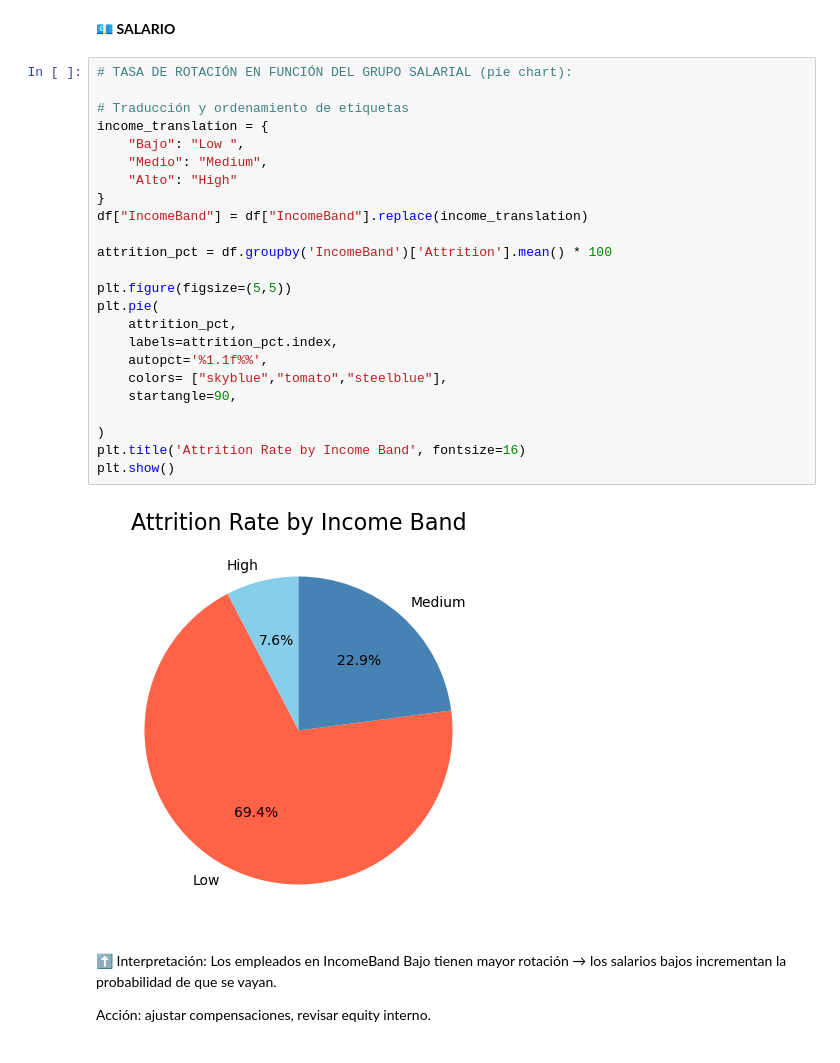
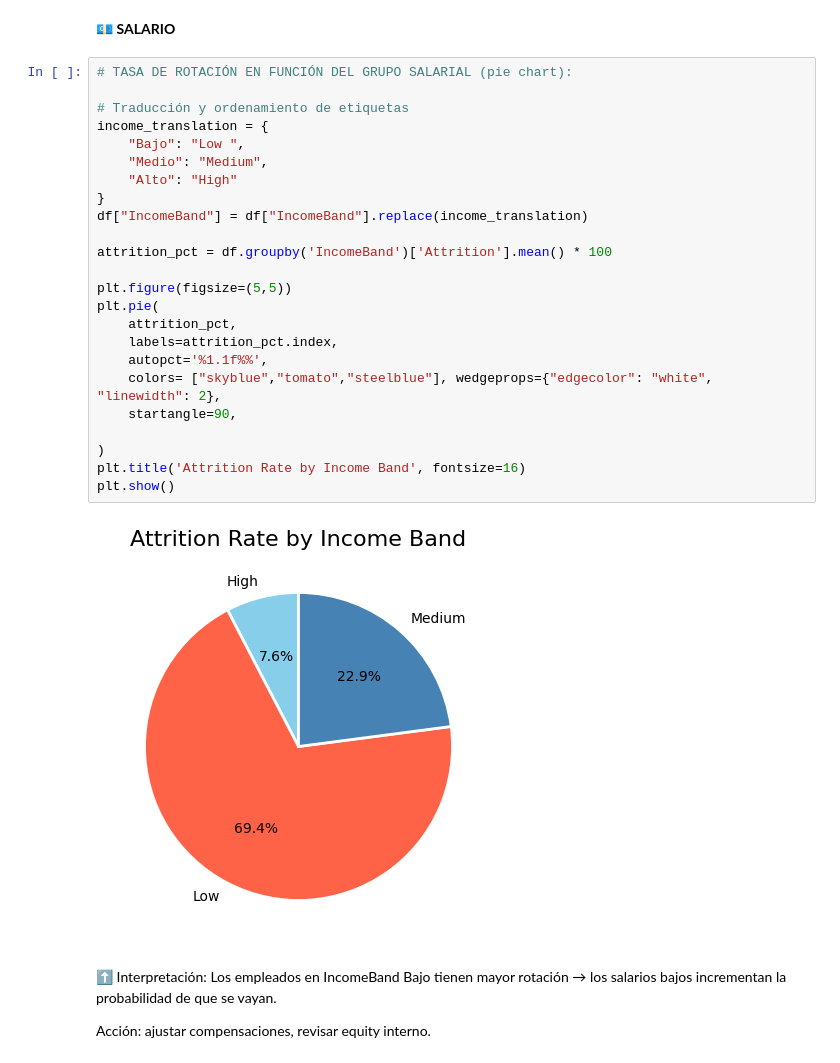
Before and after one commit to mariagranero/proyecto-da-promo-64-modulo-3-team-1, a Jupyter notebook: Notebooks/04_Visualizaciones.ipynb, the cells around one changed output. Saved outputs shown, nothing was run; the diff lists cells and outputs as text.

```diff
--- a/Notebooks/04_Visualizaciones.ipynb
+++ b/Notebooks/04_Visualizaciones.ipynb
@@ -749,29 +749,29 @@ Esto indica que ofrecer más oportunidades de formación podría ayudar a mejora
 # %%
 # TASA DE ROTACIÓN EN FUNCIÓN DEL GRUPO SALARIAL (pie chart):
 
 # Traducción y ordenamiento de etiquetas
 income_translation = {
     "Bajo": "Low ",
     "Medio": "Medium",
     "Alto": "High"
 }
 df["IncomeBand"] = df["IncomeBand"].replace(income_translation)
 
 attrition_pct = df.groupby('IncomeBand')['Attrition'].mean() * 100
 
 plt.figure(figsize=(5,5))
 plt.pie(
     attrition_pct,
     labels=attrition_pct.index,
     autopct='%1.1f%%',
-    colors= ["skyblue","tomato","steelblue"],
+    colors= ["skyblue","tomato","steelblue"], wedgeprops={"edgecolor": "white", "linewidth": 2},
     startangle=90,
 
 )
 plt.title('Attrition Rate by Income Band', fontsize=16)
 plt.show()
 # %% [output]
-[figure, old version]
+[figure, new version]
 # %% [markdown]
 ⬆️ Interpretación: Los empleados en IncomeBand Bajo tienen mayor rotación → los salarios bajos incrementan la probabilidad de que se vayan.
 
```
Also changed, not shown: parts of 8 cells of this notebook, 1 other file.
